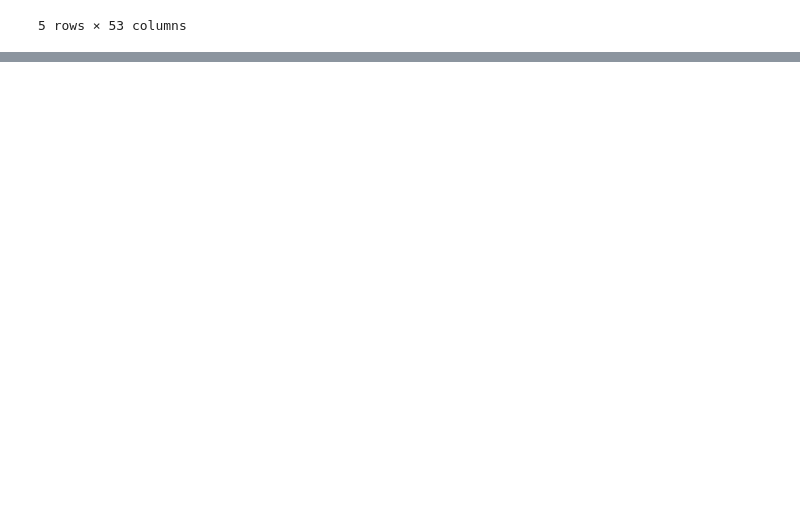
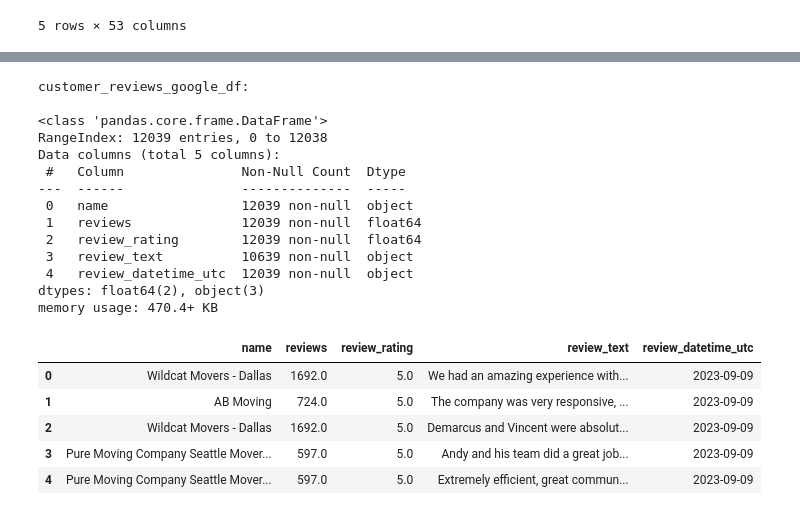
Before and after one commit to NicholasBaraldi/data-trial, a Jupyter notebook: notebooks/data_analysis.ipynb, the cells around one changed output, grey strips where cells are left out. Saved outputs shown, nothing was run; the diff lists cells and outputs as text; code cells hidden in the pictures; blank space fills up the shorter version.

```diff
--- a/notebooks/data_analysis.ipynb
+++ b/notebooks/data_analysis.ipynb
@@ -204,0 +100,28 @@ Aqui eu falo q vou usar só as duas em staging para fazer as analises
+# %%
+staging_customer_reviews_google_df = pd.read_sql('select * from staging.customer_reviews_google', con=engine)
+staging_company_profiles_google_maps_df = pd.read_sql('select * from staging.company_profiles_google_maps', con=engine)
+# %%
+print("customer_reviews_google_df:\n")
+staging_customer_reviews_google_df.info()
+staging_customer_reviews_google_df.head()
+# %% [output]
+customer_reviews_google_df:
+
+<class 'pandas.core.frame.DataFrame'>
+RangeIndex: 12039 entries, 0 to 12038
+Data columns (total 5 columns):
+ #   Column               Non-Null Count  Dtype
+---  ------               --------------  -----
+ 0   name                 12039 non-null  object
+ 1   reviews              12039 non-null  float64
+ 2   review_rating        12039 non-null  float64
+ 3   review_text          10639 non-null  object
+ 4   review_datetime_utc  12039 non-null  object
+dtypes: float64(2), object(3)
+memory usage: 470.4+ KB
+|  | name | reviews | review_rating | review_text | review_datetime_utc |
+| 0 | Wildcat Movers - Dallas | 1692.0 | 5.0 | We had an amazing experience with... | 2023-09-09 |
+| 1 | AB Moving | 724.0 | 5.0 | The company was very responsive, ... | 2023-09-09 |
+| 2 | Wildcat Movers - Dallas | 1692.0 | 5.0 | Demarcus and Vincent were absolut... | 2023-09-09 |
+| 3 | Pure Moving Company Seattle Mover... | 597.0 | 5.0 | Andy and his team did a great job... | 2023-09-09 |
+| 4 | Pure Moving Company Seattle Mover... | 597.0 | 5.0 | Extremely efficient, great commun... | 2023-09-09 |
```
Also changed, not shown: parts of 43 cells of this notebook.
